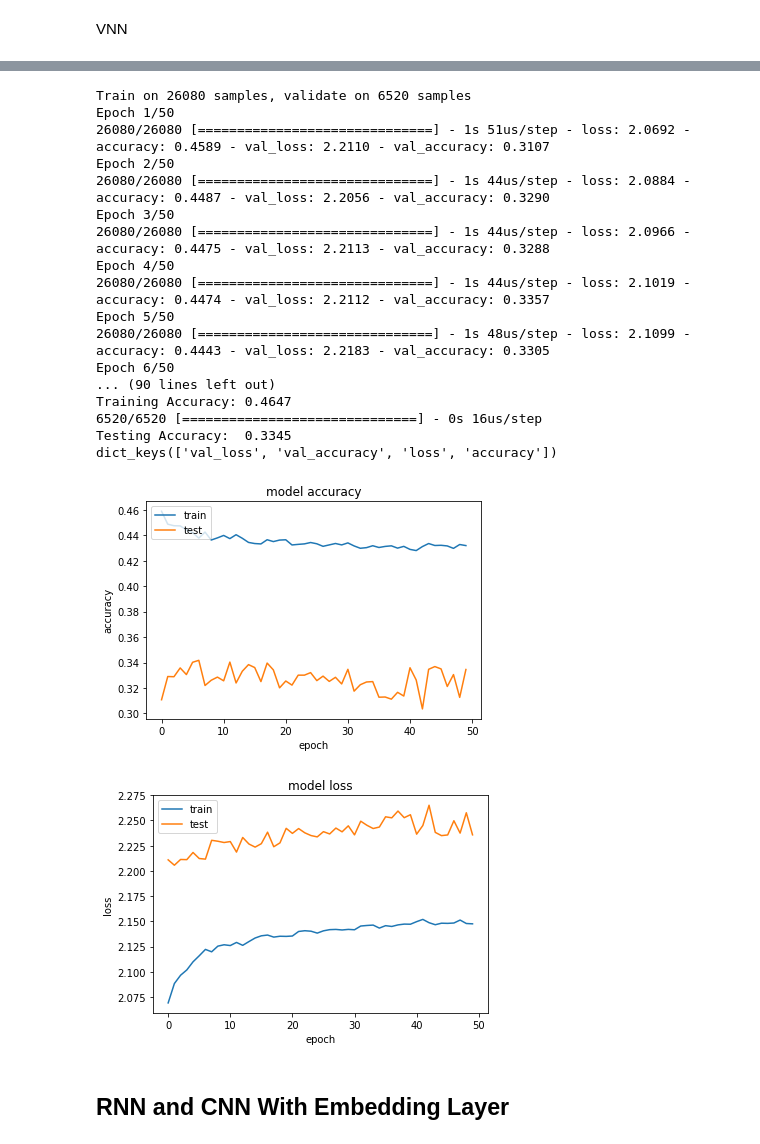
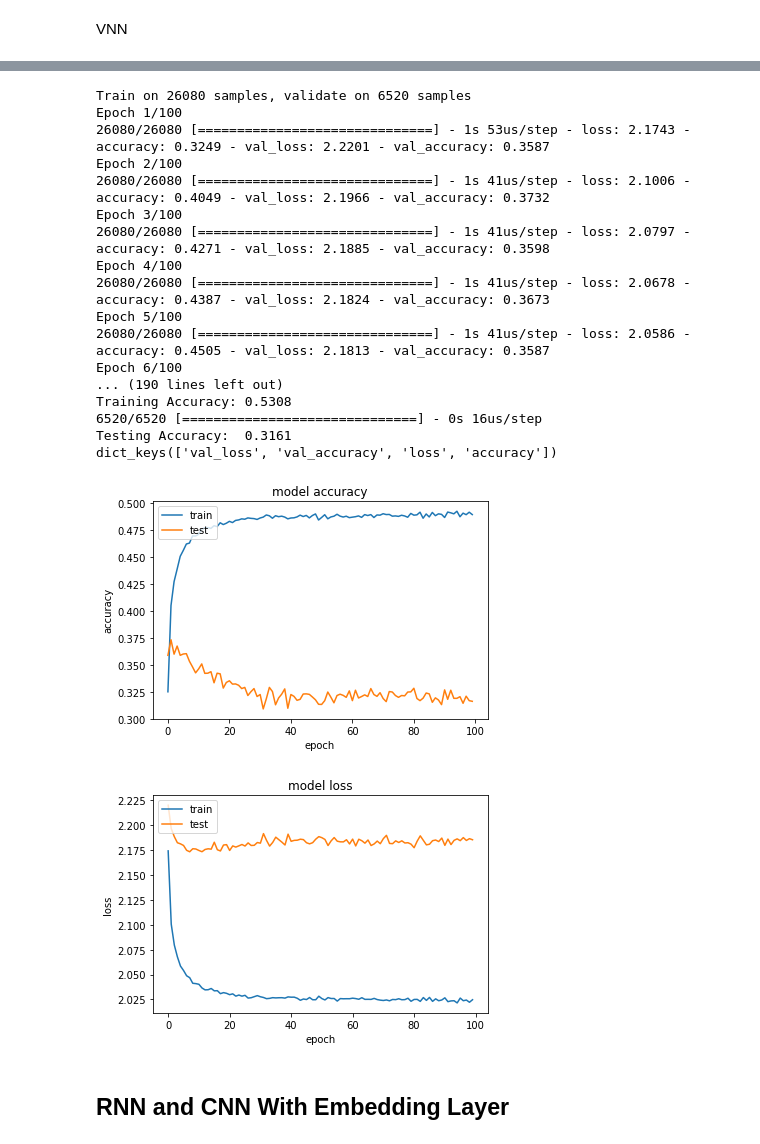
Before and after one commit to ZachZs/MusicNeuralNet, a Jupyter notebook: NeuralNetworkAttempts.ipynb, the cells around one changed output, grey strips where cells are left out. Drawn from its saved outputs; the diff is of its cells as text; code cells hidden in the pictures.

```diff
--- a/NeuralNetworkAttempts.ipynb
+++ b/NeuralNetworkAttempts.ipynb
@@ -612,66 +575,70 @@ Trainable params: 52,618
 Non-trainable params: 0
 _________________________________________________________________
 # %%
+# compile the data
 vnn_model.compile(
     loss=keras.losses.SparseCategoricalCrossentropy(from_logits=True),
-    optimizer=keras.optimizers.Nadam(),
+    optimizer=keras.optimizers.RMSprop(),
     metrics=["accuracy"],
 )
 
+# keep track of the training
 history_vnn = vnn_model.fit(X_train,
                             y_train,
                             batch_size=32,
-                            epochs=50,
-                            validation_data=(X_test, y_test),
-#                             validation_split=0.2
-                            )
+                            epochs=100,
+                            validation_data=(X_test, y_test))
 
+
+# print the training/validation results
 loss, accuracy = vnn_model.evaluate(X_train, y_train, verbose=1)
 
 print("Training Accuracy: {:.4f}".format(accuracy))
 
 loss, accuracy = vnn_model.evaluate(X_test, y_test, verbose=1)
 
 print("Testing Accuracy:  {:.4f}".format(accuracy))
 
 # list all data in history
 print(history_vnn.history.keys())
-# summarize history for accuracy
+
+# show history for accuracy
 plt.plot(history_vnn.history['accuracy'])
 plt.plot(history_vnn.history['val_accuracy'])
 plt.title('model accuracy')
 plt.ylabel('accuracy')
 plt.xlabel('epoch')
 plt.legend(['train', 'test'], loc='upper left')
 plt.show()
-# summarize history for loss
+
+# show history for loss
 plt.plot(history_vnn.history['loss'])
 plt.plot(history_vnn.history['val_loss'])
 plt.title('model loss')
 plt.ylabel('loss')
 plt.xlabel('epoch')
 plt.legend(['train', 'test'], loc='upper left')
 plt.show()
 # %% [output]
 Train on 26080 samples, validate on 6520 samples
-Epoch 1/50
-26080/26080 [==============================] - 1s 51us/step - loss: 2.0692 - accuracy: 0.4589 - val_loss: 2.2110 - val_accuracy: 0.3107
-Epoch 2/50
-26080/26080 [==============================] - 1s 44us/step - loss: 2.0884 - accuracy: 0.4487 - val_loss: 2.2056 - val_accuracy: 0.3290
-Epoch 3/50
-26080/26080 [==============================] - 1s 44us/step - loss: 2.0966 - accuracy: 0.4475 - val_loss: 2.2113 - val_accuracy: 0.3288
-Epoch 4/50
-26080/26080 [==============================] - 1s 44us/step - loss: 2.1019 - accuracy: 0.4474 - val_loss: 2.2112 - val_accuracy: 0.3357
-Epoch 5/50
-26080/26080 [==============================] - 1s 48us/step - loss: 2.1099 - accuracy: 0.4443 - val_loss: 2.2183 - val_accuracy: 0.3305
-Epoch 6/50
-... (90 lines left out)
-Training Accuracy: 0.4647
+Epoch 1/100
+26080/26080 [==============================] - 1s 53us/step - loss: 2.1743 - accuracy: 0.3249 - val_loss: 2.2201 - val_accuracy: 0.3587
+Epoch 2/100
+26080/26080 [==============================] - 1s 41us/step - loss: 2.1006 - accuracy: 0.4049 - val_loss: 2.1966 - val_accuracy: 0.3732
+Epoch 3/100
+26080/26080 [==============================] - 1s 41us/step - loss: 2.0797 - accuracy: 0.4271 - val_loss: 2.1885 - val_accuracy: 0.3598
+Epoch 4/100
+26080/26080 [==============================] - 1s 41us/step - loss: 2.0678 - accuracy: 0.4387 - val_loss: 2.1824 - val_accuracy: 0.3673
+Epoch 5/100
+26080/26080 [==============================] - 1s 41us/step - loss: 2.0586 - accuracy: 0.4505 - val_loss: 2.1813 - val_accuracy: 0.3587
+Epoch 6/100
+... (190 lines left out)
+Training Accuracy: 0.5308
 6520/6520 [==============================] - 0s 16us/step
-Testing Accuracy:  0.3345
+Testing Accuracy:  0.3161
 dict_keys(['val_loss', 'val_accuracy', 'loss', 'accuracy'])
-[figure, old version]
+[figure, new version]
-[figure, old version]
+[figure, new version]
 # %% [markdown]
 ## RNN and CNN With Embedding Layer
 # %% [markdown]
```
Also changed, not shown: parts of 40 cells of this notebook.
